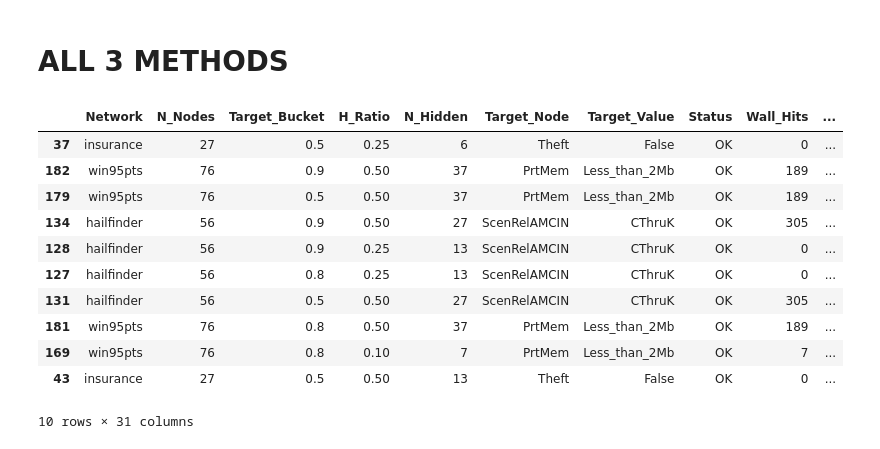
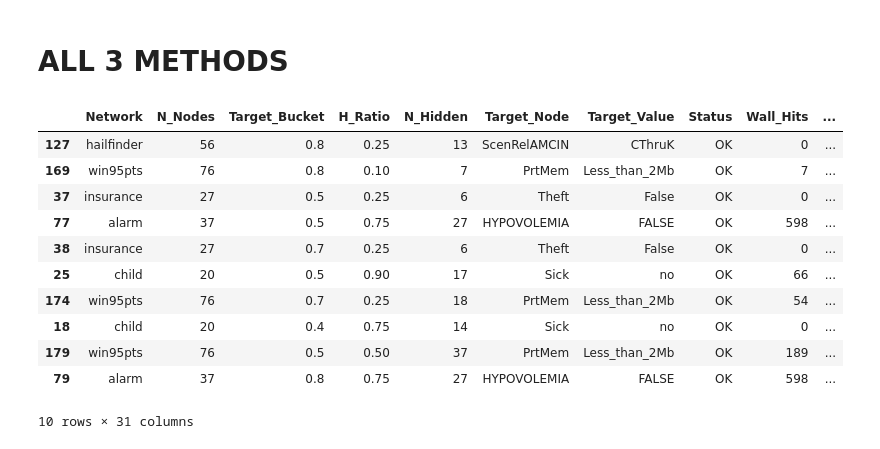
Before and after one commit to jpafcampos/explaining-BNs, a Jupyter notebook: src/benchmark_results_analysis.ipynb, the cells around one changed output. Drawn from its saved outputs; the diff is of its cells as text; code cells hidden in the pictures.

```diff
--- a/src/benchmark_results_analysis.ipynb
+++ b/src/benchmark_results_analysis.ipynb
@@ -704,19 +704,19 @@ warnings.filterwarnings("ignore")
 df = pd.read_csv("targeted_sdp_benchmark_all_methods_part1.csv")
 # %%
 # top 10 biggest erros cases
-df.sort_values("Absolute_Error", ascending=False).head(10)
+df.sort_values("PT_Absolute_Error", ascending=False).head(10)
 # %% [output]
 |  | Network | N_Nodes | Target_Bucket | H_Ratio | N_Hidden | Target_Node | Target_Value | Status | Wall_Hits | ... |
+| 127 | hailfinder | 56 | 0.8 | 0.25 | 13 | ScenRelAMCIN | CThruK | OK | 0 | ... |
+| 169 | win95pts | 76 | 0.8 | 0.10 | 7 | PrtMem | Less_than_2Mb | OK | 7 | ... |
 | 37 | insurance | 27 | 0.5 | 0.25 | 6 | Theft | False | OK | 0 | ... |
-| 182 | win95pts | 76 | 0.9 | 0.50 | 37 | PrtMem | Less_than_2Mb | OK | 189 | ... |
+| 77 | alarm | 37 | 0.5 | 0.75 | 27 | HYPOVOLEMIA | FALSE | OK | 598 | ... |
+| 38 | insurance | 27 | 0.7 | 0.25 | 6 | Theft | False | OK | 0 | ... |
+| 25 | child | 20 | 0.5 | 0.90 | 17 | Sick | no | OK | 66 | ... |
+| 174 | win95pts | 76 | 0.7 | 0.25 | 18 | PrtMem | Less_than_2Mb | OK | 54 | ... |
+| 18 | child | 20 | 0.4 | 0.75 | 14 | Sick | no | OK | 0 | ... |
 | 179 | win95pts | 76 | 0.5 | 0.50 | 37 | PrtMem | Less_than_2Mb | OK | 189 | ... |
-| 134 | hailfinder | 56 | 0.9 | 0.50 | 27 | ScenRelAMCIN | CThruK | OK | 305 | ... |
-| 128 | hailfinder | 56 | 0.9 | 0.25 | 13 | ScenRelAMCIN | CThruK | OK | 0 | ... |
-| 127 | hailfinder | 56 | 0.8 | 0.25 | 13 | ScenRelAMCIN | CThruK | OK | 0 | ... |
-| 131 | hailfinder | 56 | 0.5 | 0.50 | 27 | ScenRelAMCIN | CThruK | OK | 305 | ... |
-| 181 | win95pts | 76 | 0.8 | 0.50 | 37 | PrtMem | Less_than_2Mb | OK | 189 | ... |
-| 169 | win95pts | 76 | 0.8 | 0.10 | 7 | PrtMem | Less_than_2Mb | OK | 7 | ... |
-| 43 | insurance | 27 | 0.5 | 0.50 | 13 | Theft | False | OK | 0 | ... |
+| 79 | alarm | 37 | 0.8 | 0.75 | 27 | HYPOVOLEMIA | FALSE | OK | 598 | ... |
 10 rows × 31 columns
 # %%
 
```
Also changed, not shown: parts of 1 cell of this notebook, 6 other files.
